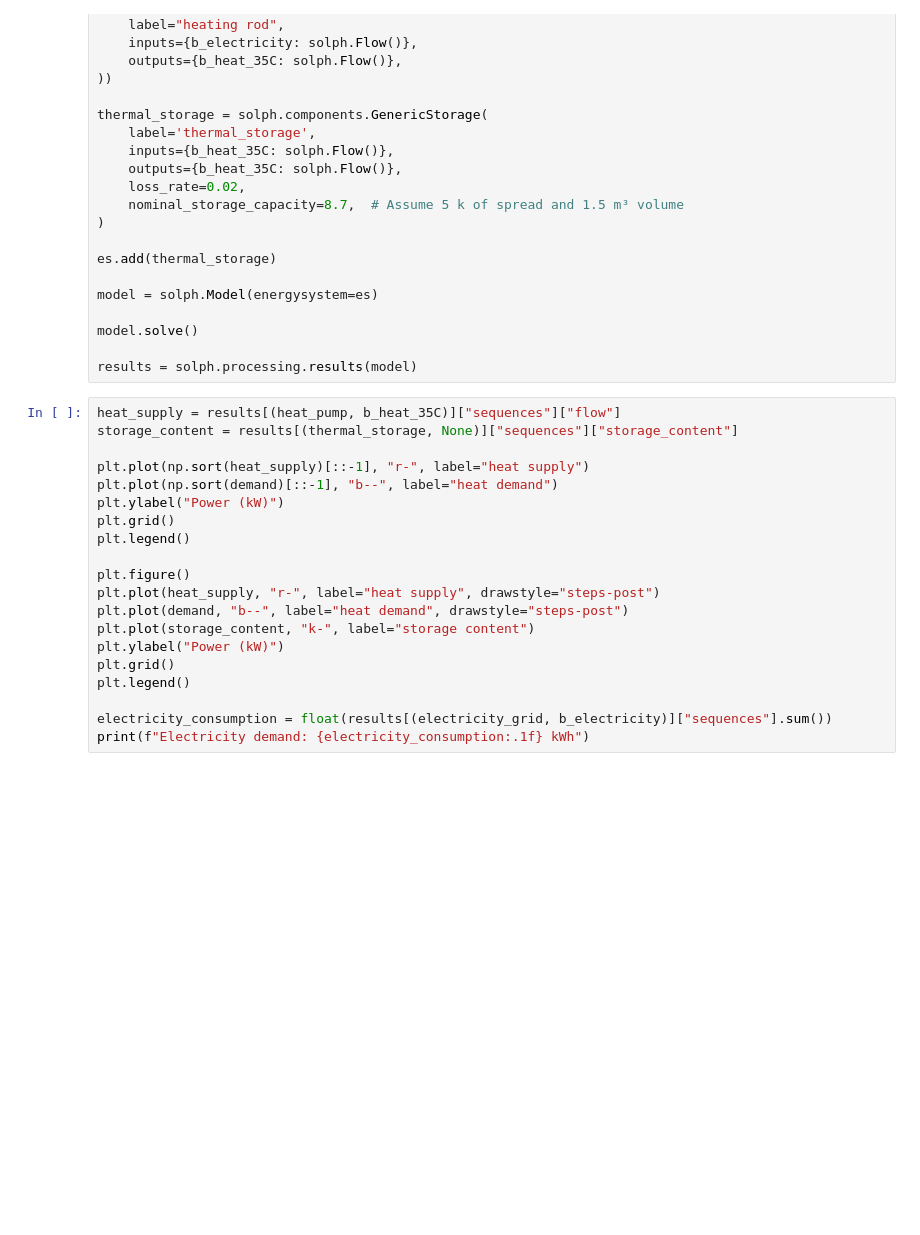
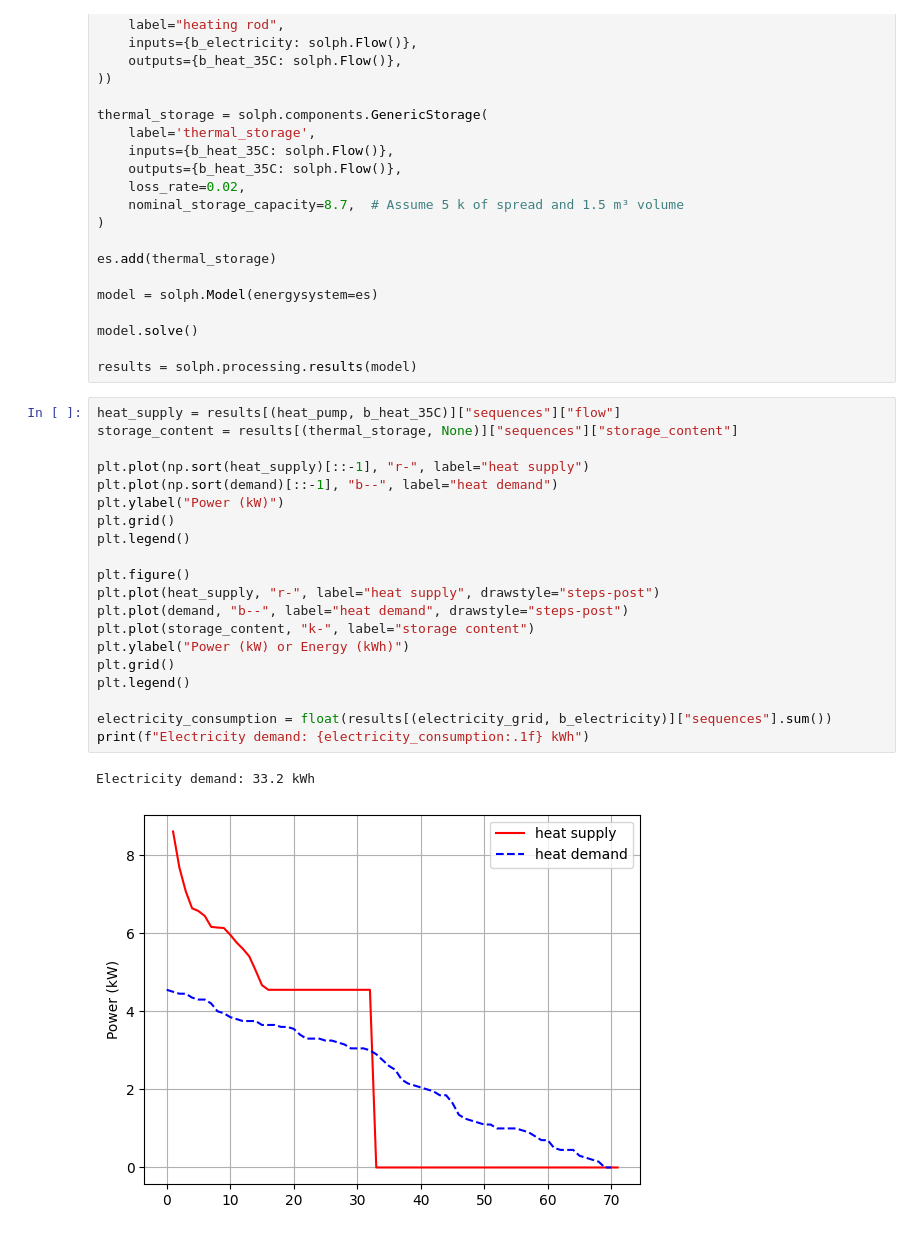
Before and after one commit to oemof/heat-pump-tutorial, a Jupyter notebook: workshop/model/solph-minimal-load.ipynb, the cells around one changed output. Drawn from its saved outputs; the diff is of its cells as text; blank space fills up the shorter version.

```diff
--- a/workshop/model/solph-minimal-load.ipynb
+++ b/workshop/model/solph-minimal-load.ipynb
@@ -143,20 +130,23 @@ results = solph.processing.results(model)
 # %%
 heat_supply = results[(heat_pump, b_heat_35C)]["sequences"]["flow"]
 storage_content = results[(thermal_storage, None)]["sequences"]["storage_content"]
 
 plt.plot(np.sort(heat_supply)[::-1], "r-", label="heat supply")
 plt.plot(np.sort(demand)[::-1], "b--", label="heat demand")
 plt.ylabel("Power (kW)")
 plt.grid()
 plt.legend()
 
 plt.figure()
 plt.plot(heat_supply, "r-", label="heat supply", drawstyle="steps-post")
 plt.plot(demand, "b--", label="heat demand", drawstyle="steps-post")
 plt.plot(storage_content, "k-", label="storage content")
-plt.ylabel("Power (kW)")
+plt.ylabel("Power (kW) or Energy (kWh)")
 plt.grid()
 plt.legend()
 
 electricity_consumption = float(results[(electricity_grid, b_electricity)]["sequences"].sum())
 print(f"Electricity demand: {electricity_consumption:.1f} kWh")
+# %% [output]
+Electricity demand: 33.2 kWh
+[figure, added]
```
Also changed, not shown: parts of 3 cells of this notebook, 3 other files.
